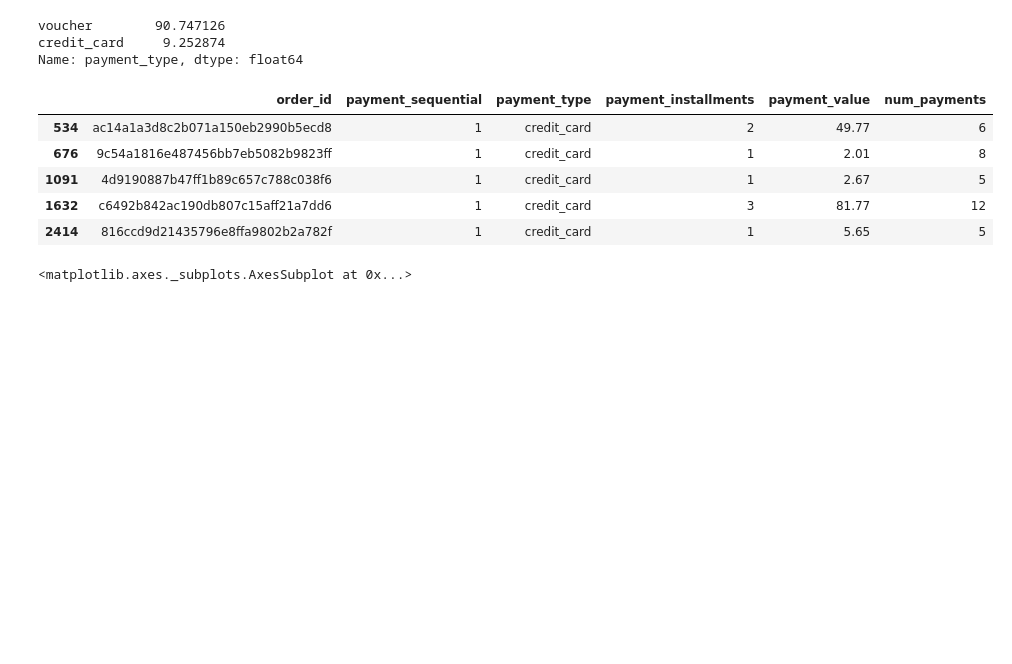
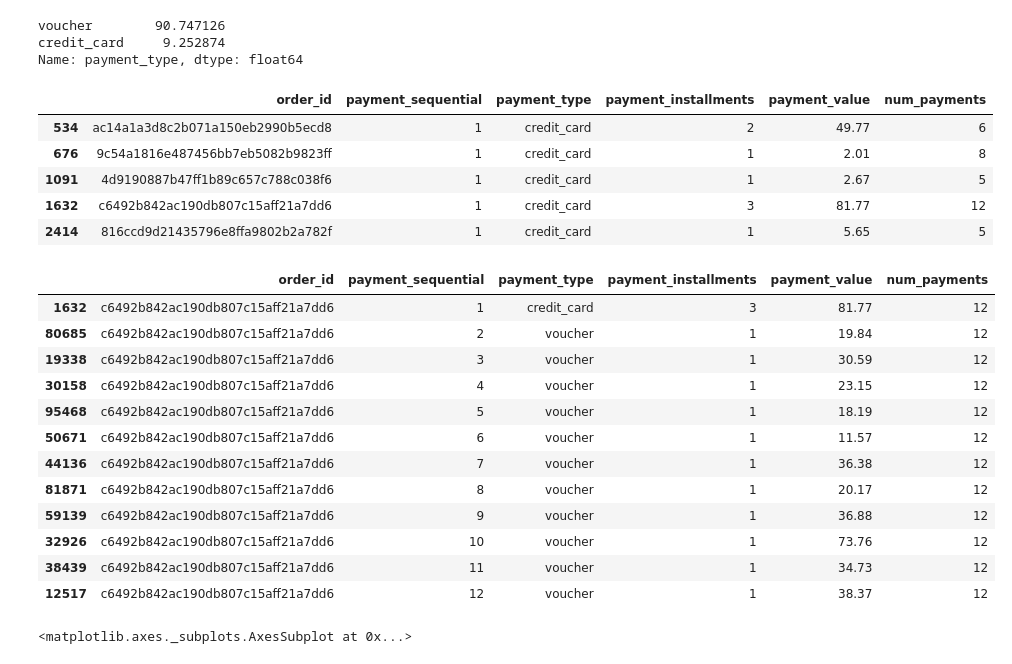
Before and after one commit to leeyenter/bt4211-project, a Jupyter notebook: Customer EDA - YT.ipynb, the cells around one changed output. Cells and saved outputs as stored; diff of their text form; code cells hidden in the pictures; blank space fills up the shorter version.

```diff
--- a/Customer EDA - YT.ipynb
+++ b/Customer EDA - YT.ipynb
@@ -218,6 +218,22 @@ order_payment[(order_payment.num_payments > 4) & (order_payment.payment_type ==
 | 1091 | 4d9190887b47ff1b89c657c788c038f6 | 1 | credit_card | 1 | 2.67 | 5 |
 | 1632 | c6492b842ac190db807c15aff21a7dd6 | 1 | credit_card | 3 | 81.77 | 12 |
 | 2414 | 816ccd9d21435796e8ffa9802b2a782f | 1 | credit_card | 1 | 5.65 | 5 |
+# %%
+order_payment[order_payment.order_id == 'c6492b842ac190db807c15aff21a7dd6'].sort_values('payment_sequential')
+# %% [output]
+|  | order_id | payment_sequential | payment_type | payment_installments | payment_value | num_payments |
+| 1632 | c6492b842ac190db807c15aff21a7dd6 | 1 | credit_card | 3 | 81.77 | 12 |
+| 80685 | c6492b842ac190db807c15aff21a7dd6 | 2 | voucher | 1 | 19.84 | 12 |
+| 19338 | c6492b842ac190db807c15aff21a7dd6 | 3 | voucher | 1 | 30.59 | 12 |
+| 30158 | c6492b842ac190db807c15aff21a7dd6 | 4 | voucher | 1 | 23.15 | 12 |
+| 95468 | c6492b842ac190db807c15aff21a7dd6 | 5 | voucher | 1 | 18.19 | 12 |
+| 50671 | c6492b842ac190db807c15aff21a7dd6 | 6 | voucher | 1 | 11.57 | 12 |
+| 44136 | c6492b842ac190db807c15aff21a7dd6 | 7 | voucher | 1 | 36.38 | 12 |
+| 81871 | c6492b842ac190db807c15aff21a7dd6 | 8 | voucher | 1 | 20.17 | 12 |
+| 59139 | c6492b842ac190db807c15aff21a7dd6 | 9 | voucher | 1 | 36.88 | 12 |
+| 32926 | c6492b842ac190db807c15aff21a7dd6 | 10 | voucher | 1 | 73.76 | 12 |
+| 38439 | c6492b842ac190db807c15aff21a7dd6 | 11 | voucher | 1 | 34.73 | 12 |
+| 12517 | c6492b842ac190db807c15aff21a7dd6 | 12 | voucher | 1 | 38.37 | 12 |
 # %%
 sns.scatterplot(np.log(order_payment.payment_value+1), np.log(order_payment.num_payments+1))
 # %% [output]
```
Also changed, not shown: parts of 4 cells of this notebook, 1 other file.
